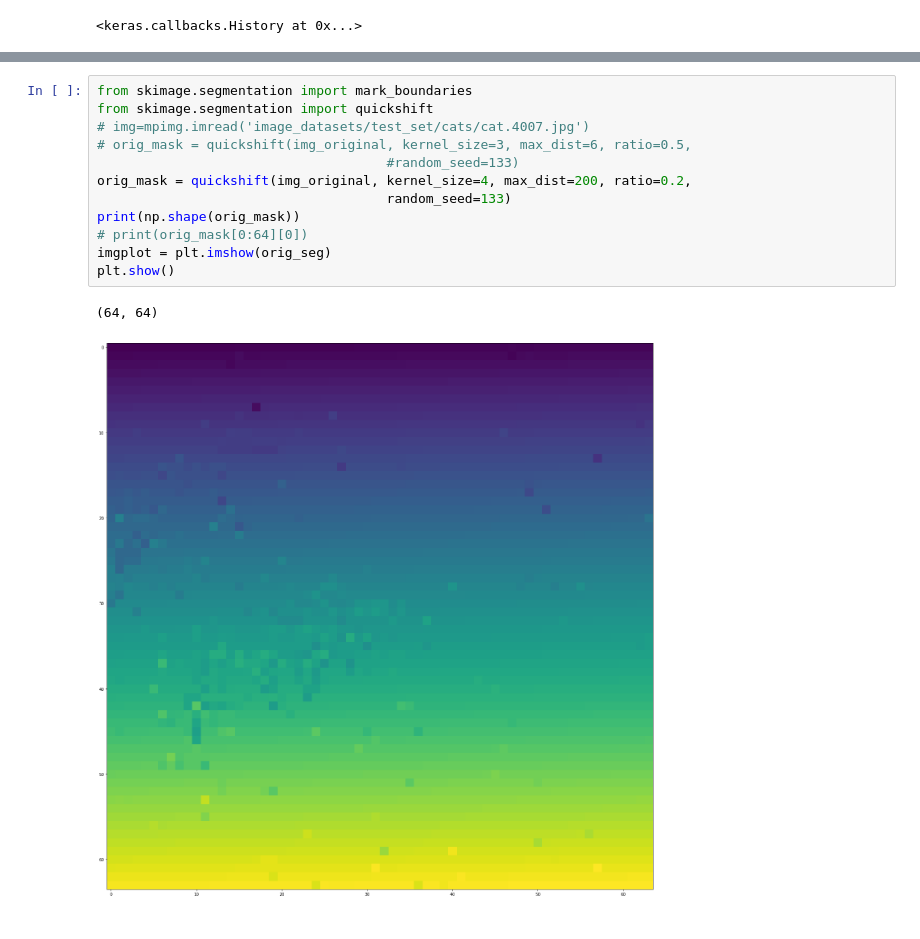
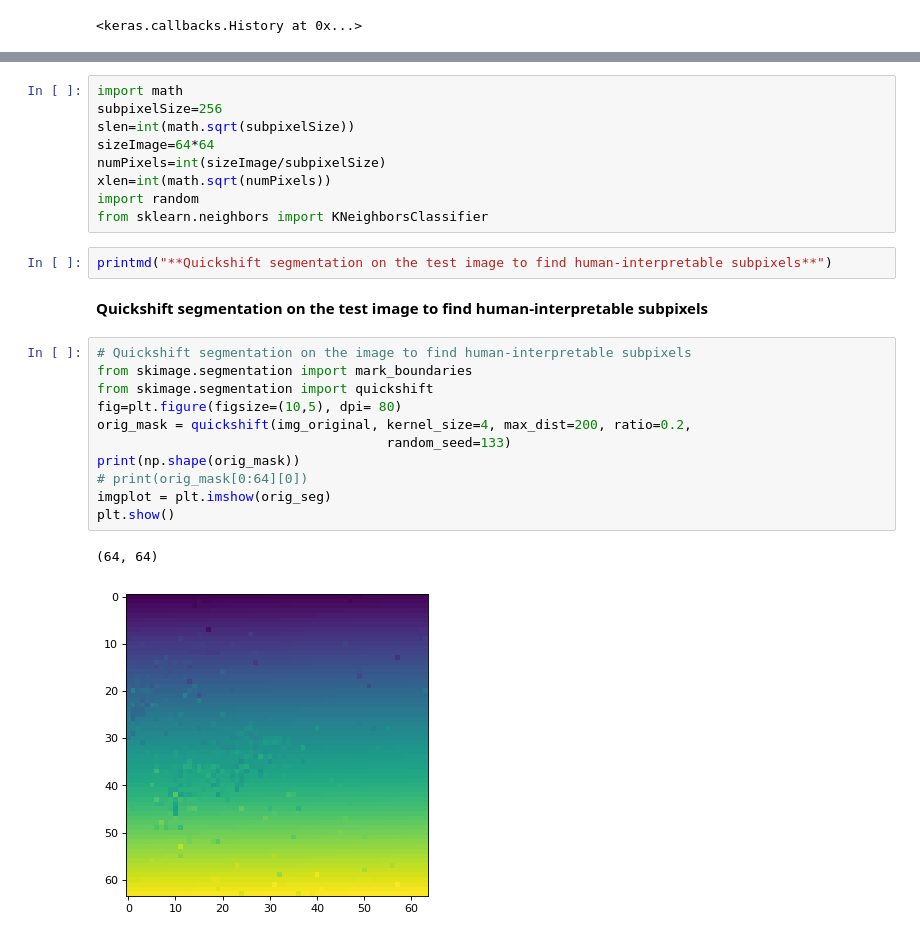
Before and after one commit to akshayutture/lime, a Jupyter notebook: knn_image_demo.ipynb, the cells around one changed output, grey strips where cells are left out. Cells and saved outputs as stored; diff of their text form.

```diff
--- a/knn_image_demo.ipynb
+++ b/knn_image_demo.ipynb
@@ -267,15 +91,27 @@ for i in range(5):
+# %%
+import math
+subpixelSize=256
+slen=int(math.sqrt(subpixelSize))
+sizeImage=64*64
+numPixels=int(sizeImage/subpixelSize)
+xlen=int(math.sqrt(numPixels))
+import random
+from sklearn.neighbors import KNeighborsClassifier
+# %%
+printmd("**Quickshift segmentation on the test image to find human-interpretable subpixels**")
+# %% [output]
+**Quickshift segmentation on the test image to find human-interpretable subpixels**
 # %%
+# Quickshift segmentation on the image to find human-interpretable subpixels
 from skimage.segmentation import mark_boundaries
 from skimage.segmentation import quickshift
-# img=mpimg.imread('image_datasets/test_set/cats/cat.4007.jpg')
-# orig_mask = quickshift(img_original, kernel_size=3, max_dist=6, ratio=0.5,
-                                     #random_seed=133)
+fig=plt.figure(figsize=(10,5), dpi= 80)
 orig_mask = quickshift(img_original, kernel_size=4, max_dist=200, ratio=0.2,
                                      random_seed=133)
 print(np.shape(orig_mask))
 # print(orig_mask[0:64][0])
 imgplot = plt.imshow(orig_seg)
 plt.show()
 # %% [output]
 (64, 64)
-[figure, old version]
+[figure, new version]
```
Also changed, not shown: parts of 38 cells of this notebook.
